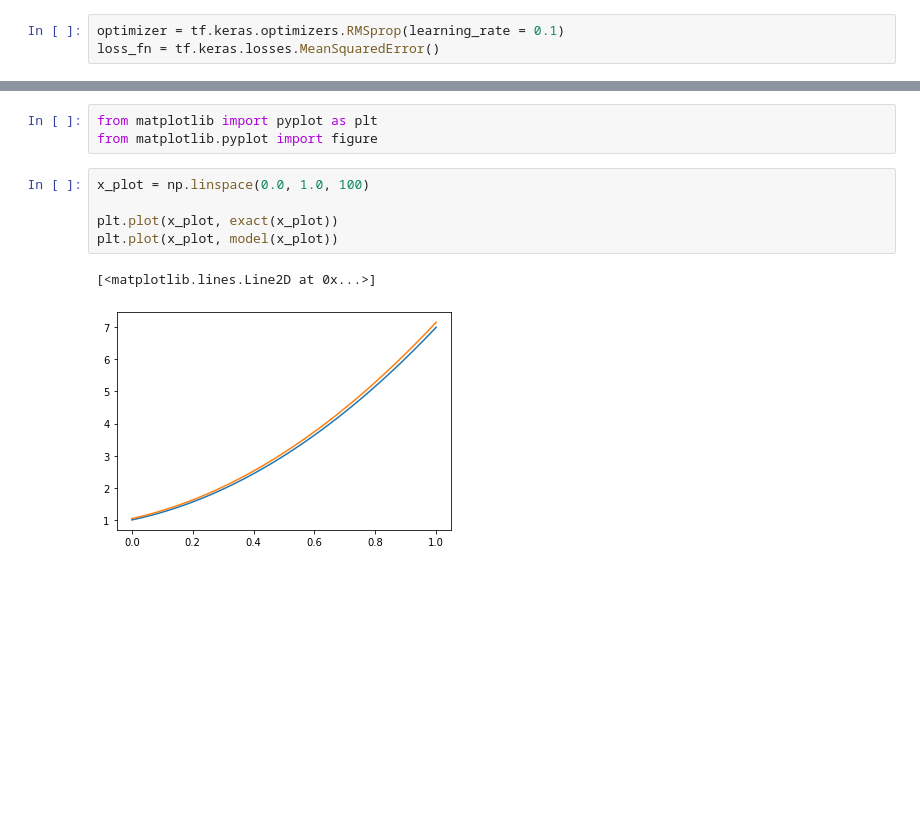
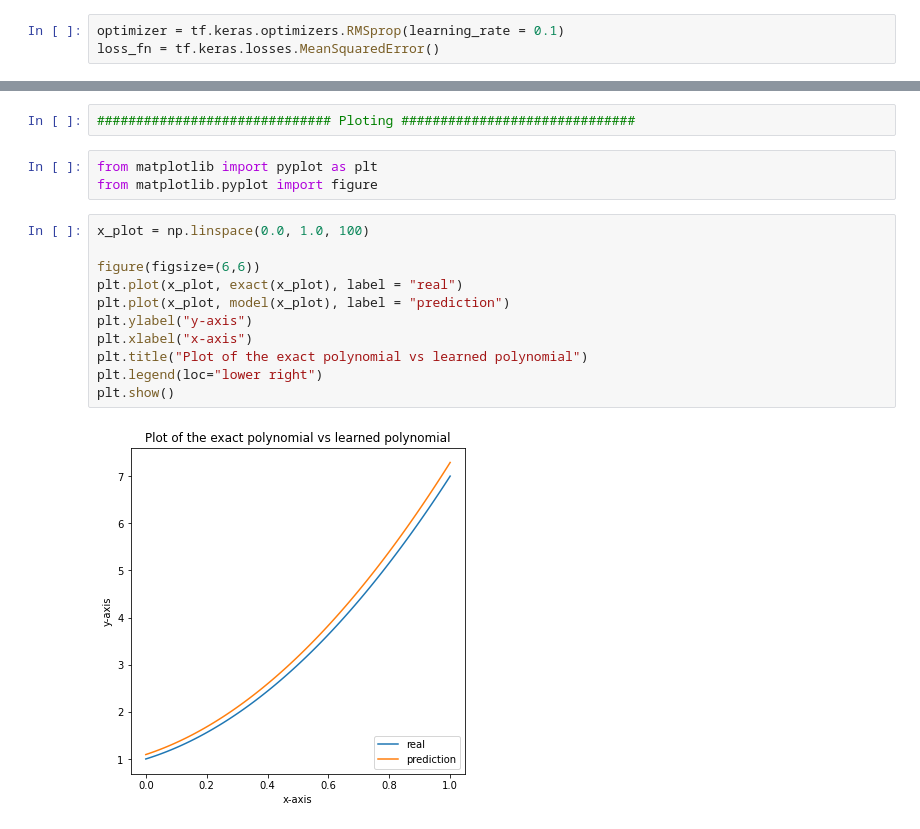
Before and after one commit to DarrahK/MMath, a Jupyter notebook: Quad_Poly_Example.ipynb, the cells around one changed output, grey strips where cells are left out. Cells and saved outputs as stored; diff of their text form; blank space fills up the shorter version.

```diff
--- a/Quad_Poly_Example.ipynb
+++ b/Quad_Poly_Example.ipynb
@@ -83,11 +124,18 @@ model.trainable_variables
+# %%
+############################## Ploting ##############################
 # %%
 from matplotlib import pyplot as plt
 from matplotlib.pyplot import figure
 # %%
 x_plot = np.linspace(0.0, 1.0, 100)
 
-plt.plot(x_plot, exact(x_plot))
-plt.plot(x_plot, model(x_plot))
+figure(figsize=(6,6))
+plt.plot(x_plot, exact(x_plot), label = "real")
+plt.plot(x_plot, model(x_plot), label = "prediction")
+plt.ylabel("y-axis")
+plt.xlabel("x-axis")
+plt.title("Plot of the exact polynomial vs learned polynomial")
+plt.legend(loc="lower right")
+plt.show()
 # %% [output]
-[<matplotlib.lines.Line2D at 0x...>]
-[figure, old version]
+[figure, new version]
```
Also changed, not shown: parts of 14 cells of this notebook.
